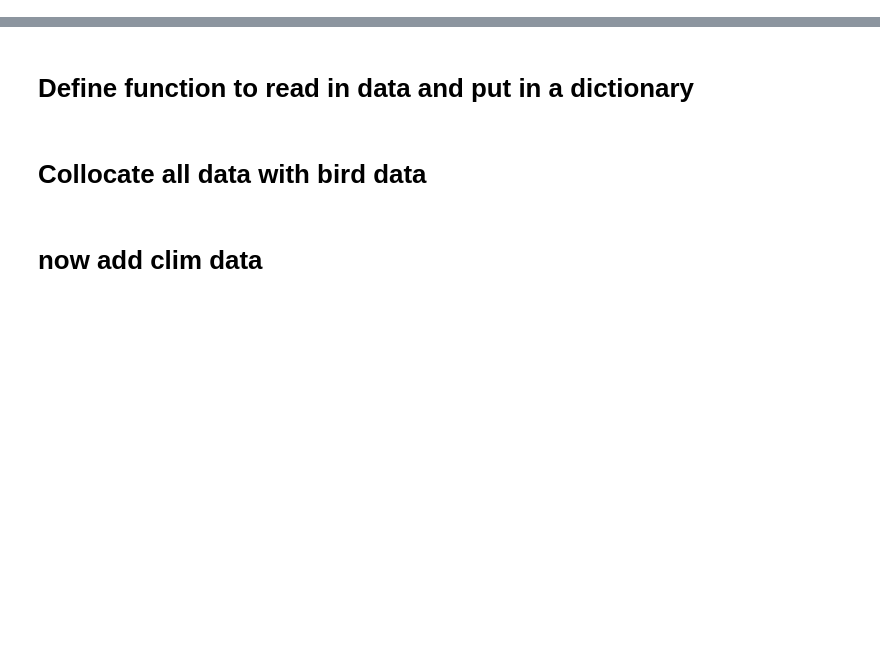
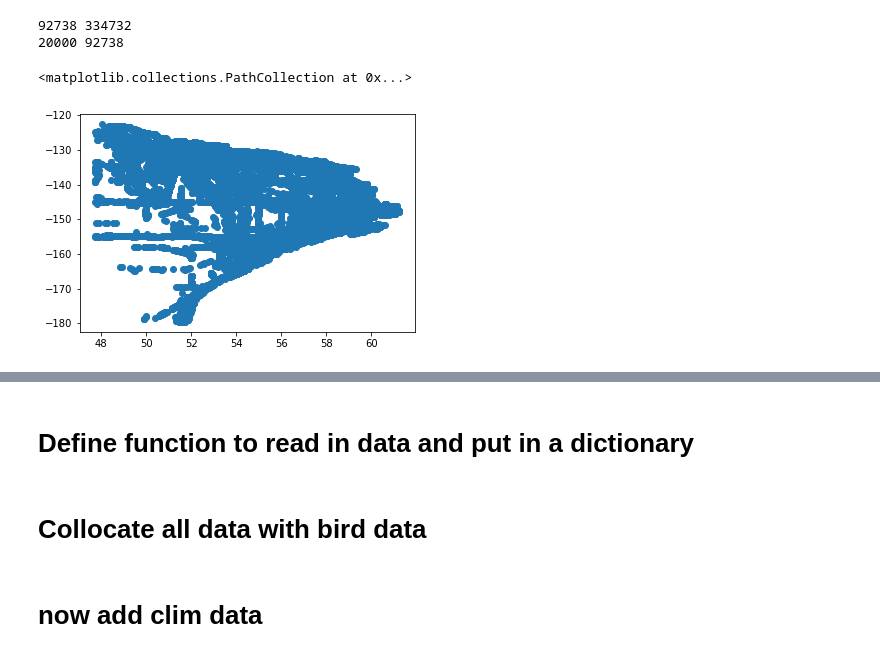
Before and after one commit to cgentemann/Biophysical, a Jupyter notebook: Collocation_bird_data_with_eddies.ipynb, the cells around one changed output, grey strips where cells are left out. Drawn from its saved outputs; the diff is of its cells as text; code cells hidden in the pictures; blank space fills up the shorter version.

```diff
--- a/Collocation_bird_data_with_eddies.ipynb
+++ b/Collocation_bird_data_with_eddies.ipynb
@@ -55,2 +108,58 @@ for i in range(ilen_eddy):
+# %%
+## print(len(cpr_sample_lat),ilen_cpr)
+#print(len(lats_new),ilen_eddy)
+save_eddy_index=[0] * (ilen_bird)
+save_eddy_distance=[0] * (ilen_bird)
+
+ilen_bird = len(ds_bird.lat)
+ds_bird_save = ds_bird.copy(deep=True)
+ilen_bird = len(ds_bird_save.lat)
+for var in ds_eddy:
+    if (var=='time'):
+        continue
+    if (var=='lat') or (var=='lon'):
+        ds_bird_save[var+'_eddy']=xr.DataArray(np.empty(ilen_bird, dtype=str(ds_eddy[var].dtype)), coords={'index': ds_bird.index}, dims=('index'))
+    else:
+        ds_bird_save[var]=xr.DataArray(np.empty(ilen_bird, dtype=str(ds_eddy[var].dtype)), coords={'index': ds_bird.index}, dims=('index'))
+ds_bird_save['save_eddy_distance']=xr.DataArray(np.empty(ilen_bird, dtype='float32'), coords={'index': ds_bird.index}, dims=('index'))
+
+print(ilen_bird,ilen_eddy)
+icnt=0
+for index_bird in range(ilen_bird):
+    if ds_bird.time[index_bird]<np.datetime64('1993-01-01'):
+        continue
+    arclen_to_eddy=100000  #set to a high value
+    iarg = np.argwhere(ds_eddy.time64.data==ds_bird.time[index_bird].data)
+    if len(iarg)<1:
+        continue
+    for index_eddy in iarg:
+        ieddy = int(index_eddy)
+        coords_1 = (ds_bird.lat[index_bird], ds_bird.lon[index_bird])  #cpr sample location
+        coords_2 = (ds_eddy.lat[ieddy], ds_eddy.lon[ieddy])  #eddy location
+        arclen_temp = geodesic(coords_1, coords_2).km
+        if arclen_temp<arclen_to_eddy:
+            arclen_to_eddy=arclen_temp
+            for var in ds_eddy:
+                if (var=='time'):
+                    continue
+                if (var=='lat') or (var=='lon'):
+                    ds_bird_save[var+'_eddy'][index_bird]=ds_eddy[var][ieddy]
+                else:
+                    ds_bird_save[var][index_bird]=ds_eddy[var][ieddy]
+#                if var=='time':
+#                    continue
+#                ds_bird_save[var][index_bird]=ds_eddy[var][ieddy]
+#            save_eddy_index[index_bird]=index_eddy
+            ds_bird_save.save_eddy_distance[index_bird]=arclen_temp
+            save_eddy_distance[index_bird]=arclen_temp
+    if 20000*int(index_bird/20000)==index_bird:
+        print(index_bird,ilen_bird)
+ds_bird_save.to_netcdf(filename_bird_out_eddy_netcdf)
+# %% [output]
+92738 334732
+20000 92738
 # %%
-plt.scatter(ds_eddy.lon,ds_eddy.lat)
+plt.scatter(ds_bird_save.lat,ds_bird_save.lon)
+# %% [output]
+<matplotlib.collections.PathCollection at 0x...>
+[figure, added]
```
Also changed, not shown: parts of 15 cells of this notebook, 1 other file.
